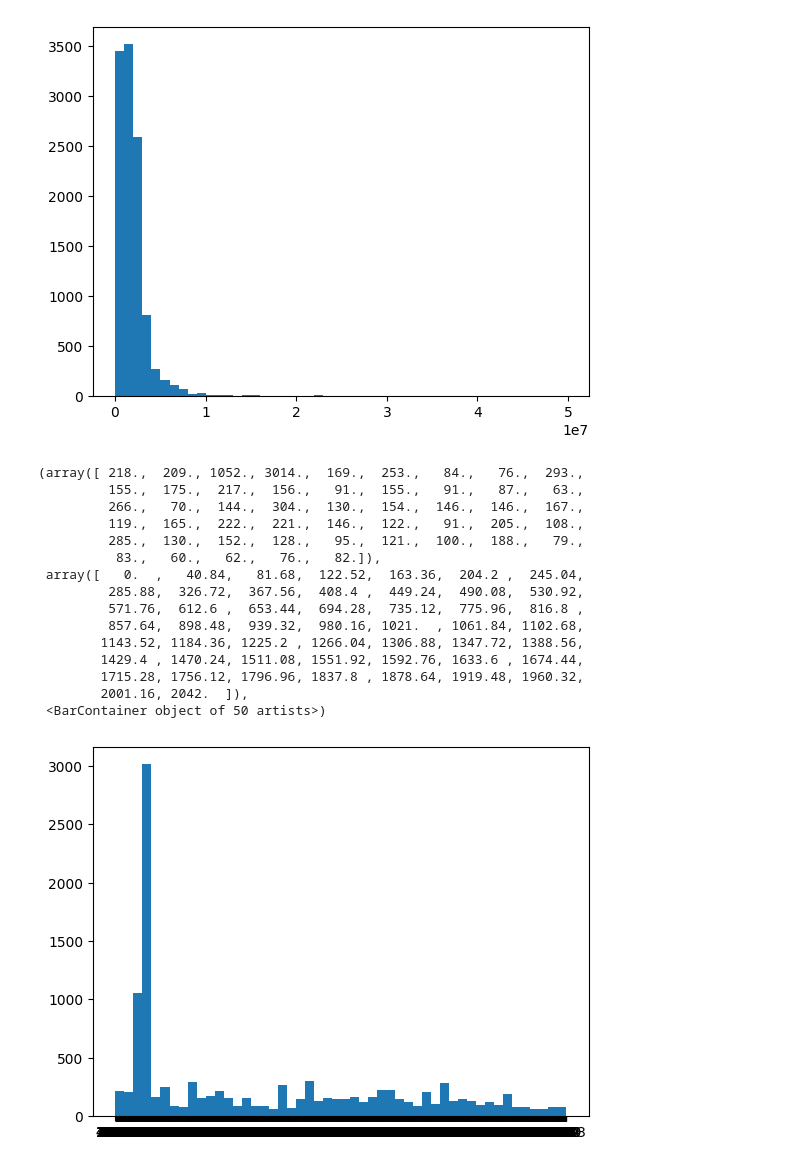
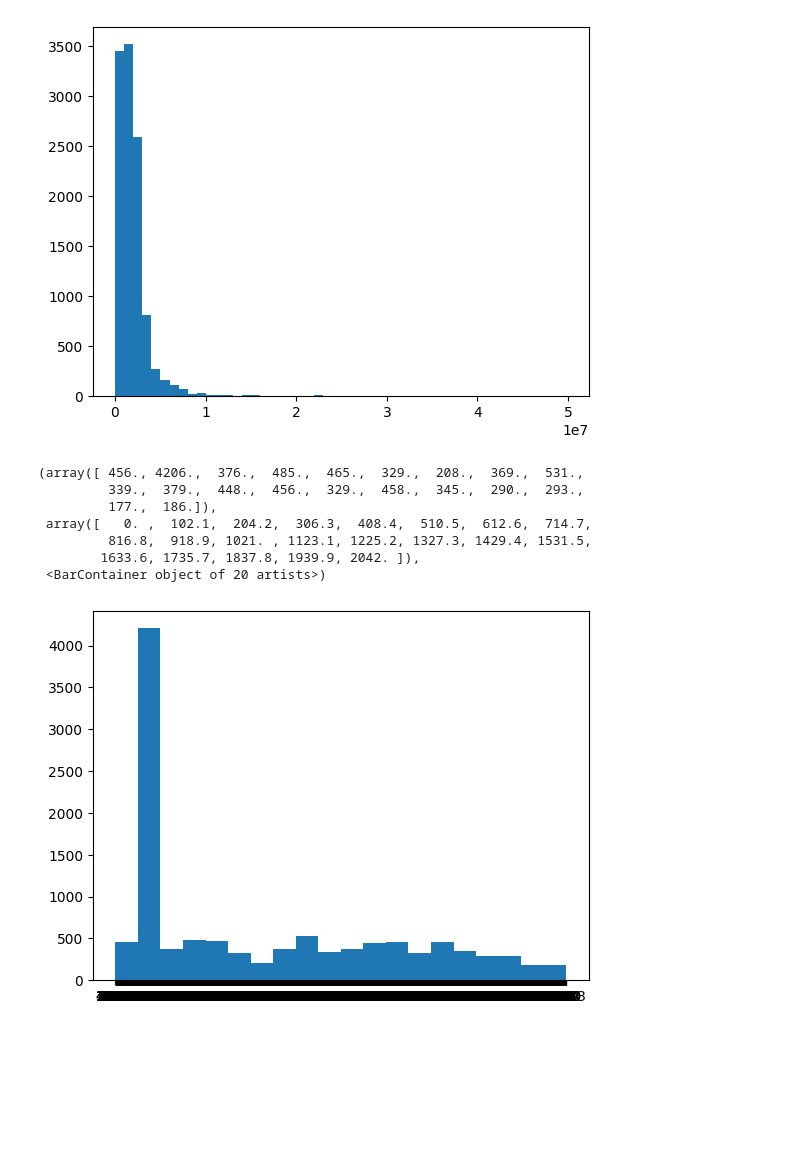
Before and after one commit to chrisgqy/Redfin_RealEstate_ETL, a Jupyter notebook: notebook/transformation.ipynb, the cells around one changed output. Saved outputs shown, nothing was run; the diff lists cells and outputs as text; code cells hidden in the pictures; blank space fills up the shorter version.

```diff
--- a/notebook/transformation.ipynb
+++ b/notebook/transformation.ipynb
@@ -82,21 +82,13 @@ plt.hist(df["price"].dropna(), bins=50)
  <BarContainer object of 50 artists>)
 [figure]
 # %%
-plt.hist(df["sqr_footage"].dropna(), bins=50)
+plt.hist(df["sqr_footage"].dropna(), bins=20)
 # %% [output]
-(array([ 218.,  209., 1052., 3014.,  169.,  253.,   84.,   76.,  293.,
-         155.,  175.,  217.,  156.,   91.,  155.,   91.,   87.,   63.,
-         266.,   70.,  144.,  304.,  130.,  154.,  146.,  146.,  167.,
-         119.,  165.,  222.,  221.,  146.,  122.,   91.,  205.,  108.,
-         285.,  130.,  152.,  128.,   95.,  121.,  100.,  188.,   79.,
-          83.,   60.,   62.,   76.,   82.]),
- array([   0.  ,   40.84,   81.68,  122.52,  163.36,  204.2 ,  245.04,
-         285.88,  326.72,  367.56,  408.4 ,  449.24,  490.08,  530.92,
-         571.76,  612.6 ,  653.44,  694.28,  735.12,  775.96,  816.8 ,
-         857.64,  898.48,  939.32,  980.16, 1021.  , 1061.84, 1102.68,
-        1143.52, 1184.36, 1225.2 , 1266.04, 1306.88, 1347.72, 1388.56,
-        1429.4 , 1470.24, 1511.08, 1551.92, 1592.76, 1633.6 , 1674.44,
-        1715.28, 1756.12, 1796.96, 1837.8 , 1878.64, 1919.48, 1960.32,
-        2001.16, 2042.  ]),
- <BarContainer object of 50 artists>)
+(array([ 456., 4206.,  376.,  485.,  465.,  329.,  208.,  369.,  531.,
+         339.,  379.,  448.,  456.,  329.,  458.,  345.,  290.,  293.,
+         177.,  186.]),
+ array([   0. ,  102.1,  204.2,  306.3,  408.4,  510.5,  612.6,  714.7,
+         816.8,  918.9, 1021. , 1123.1, 1225.2, 1327.3, 1429.4, 1531.5,
+        1633.6, 1735.7, 1837.8, 1939.9, 2042. ]),
+ <BarContainer object of 20 artists>)
-[figure, old version]
+[figure, new version]
```
Also changed, not shown: parts of 1 cell of this notebook.
